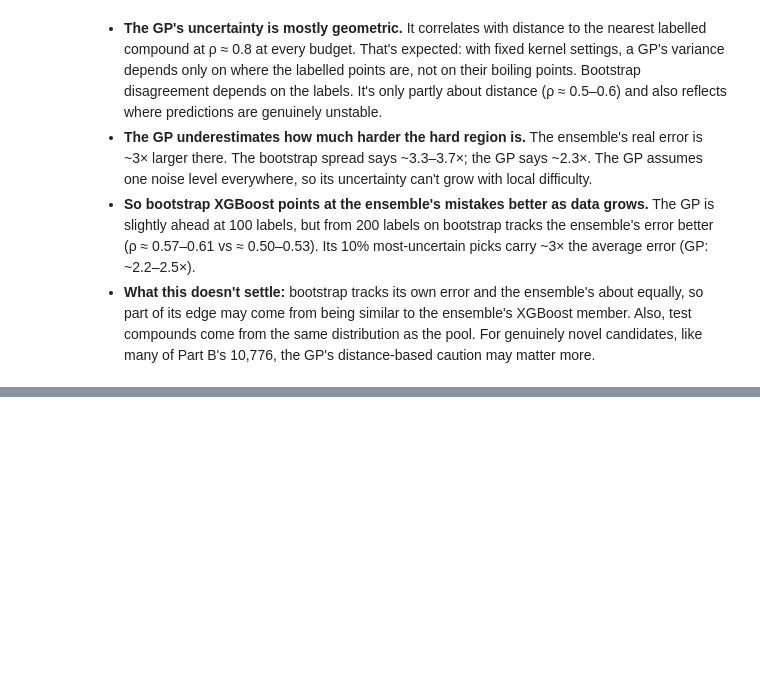
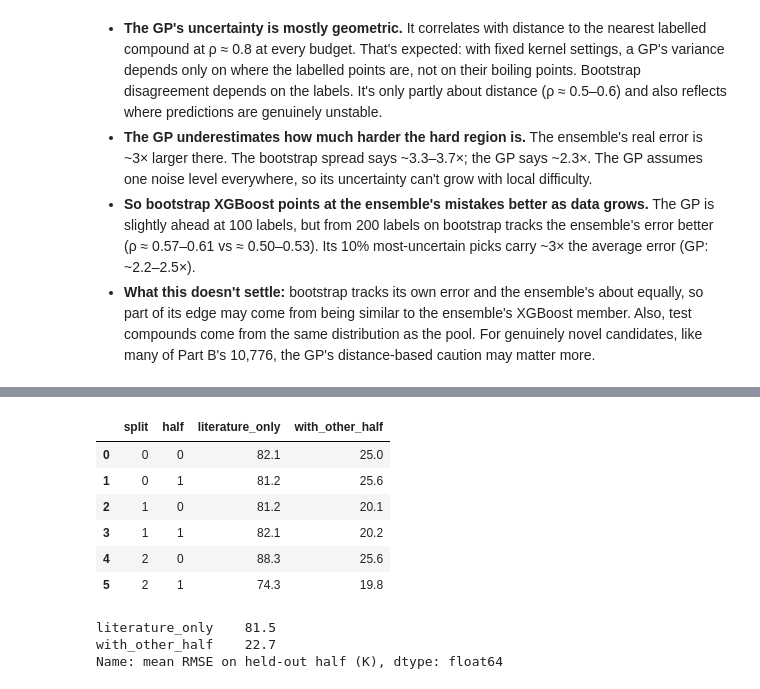
Before and after one commit to JShi12/Predict-Organic-Chemical-Boiling-Point, a Jupyter notebook: Active_Learning.ipynb, the cells around one changed output, grey strips where cells are left out. Cells and saved outputs as stored; diff of their text form; code cells hidden in the pictures; blank space fills up the shorter version.

```diff
--- a/Active_Learning.ipynb
+++ b/Active_Learning.ipynb
@@ -283,0 +380,16 @@ This refines the main notebook's recommendation to collect more hard-region data
+# %%
+# Held-out check within the model-chosen compounds: add one half, test on the other
+heldout = pd.read_csv("results/nist_model_chosen_heldout.csv")
+display(heldout.round(1))
+heldout[["literature_only", "with_other_half"]].mean().round(1).rename("mean RMSE on held-out half (K)")
+# %% [output]
+|  | split | half | literature_only | with_other_half |
+| 0 | 0 | 0 | 82.1 | 25.0 |
+| 1 | 0 | 1 | 81.2 | 25.6 |
+| 2 | 1 | 0 | 81.2 | 20.1 |
+| 3 | 1 | 1 | 82.1 | 20.2 |
+| 4 | 2 | 0 | 88.3 | 25.6 |
+| 5 | 2 | 1 | 74.3 | 19.8 |
+literature_only    81.5
+with_other_half    22.7
+Name: mean RMSE on held-out half (K), dtype: float64
```
Also changed, not shown: parts of 12 cells of this notebook, 13 other files.
